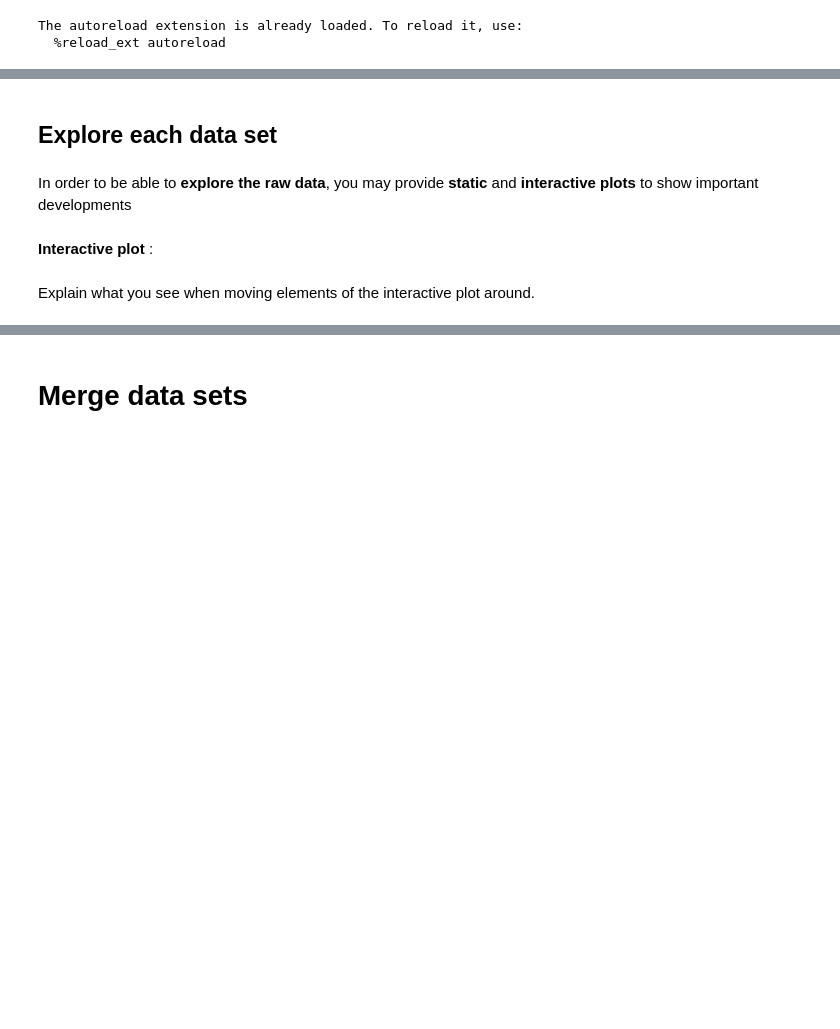
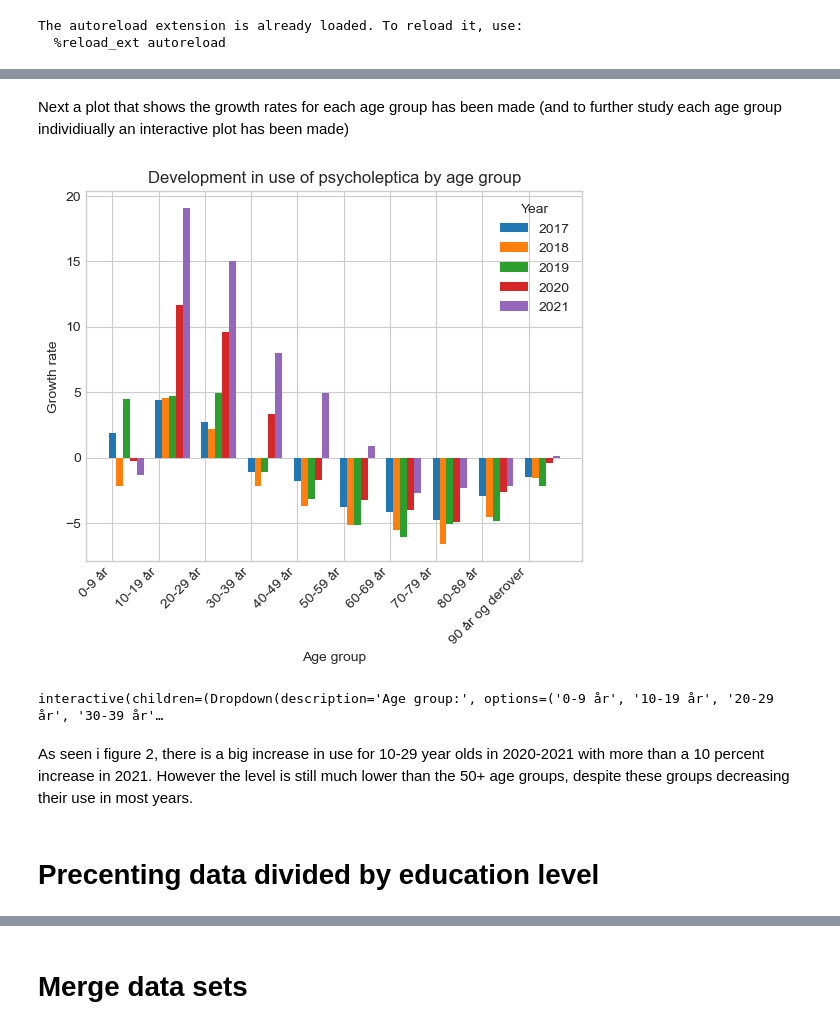
Before and after one commit to NumEconCopenhagen/projects-2023-kernen-af-kulten, a Jupyter notebook: dataproject/dataproject.ipynb, the cells around one changed output, grey strips where cells are left out. Drawn from its saved outputs; the diff is of its cells as text; code cells hidden in the pictures; blank space fills up the shorter version.

```diff
--- a/dataproject/dataproject.ipynb
+++ b/dataproject/dataproject.ipynb
@@ -234,8 +71,15 @@ We have chosen only the age-groups 20-69, as this was the only agegroup of compl
-# %% [markdown]
-## Explore each data set
-# %% [markdown]
-In order to be able to **explore the raw data**, you may provide **static** and **interactive plots** to show important developments
-# %% [markdown]
-**Interactive plot** :
-# %% [markdown]
-Explain what you see when moving elements of the interactive plot around.
+# %% [markdown]
+Next a plot that shows the growth rates for each age group has been made (and to further study each age group individiually an interactive plot has been made)
+# %%
+
+#percentage change in use of psycholeptica by age group, 2016-2021
+dp.figure_2()
+
+dp.figure_2_int()
+# %% [output]
+[figure, added]
+interactive(children=(Dropdown(description='Age group:', options=('0-9 år', '10-19 år', '20-29 år', '30-39 år'…
+# %% [markdown]
+As seen i figure 2, there is a big increase in use for 10-29 year olds in 2020-2021 with more than a 10 percent increase in 2021. However the level is still much lower than the 50+ age groups, despite these groups decreasing their use in most years.
+# %% [markdown]
+# Precenting data divided by education level
```
Also changed, not shown: parts of 33 cells of this notebook.
